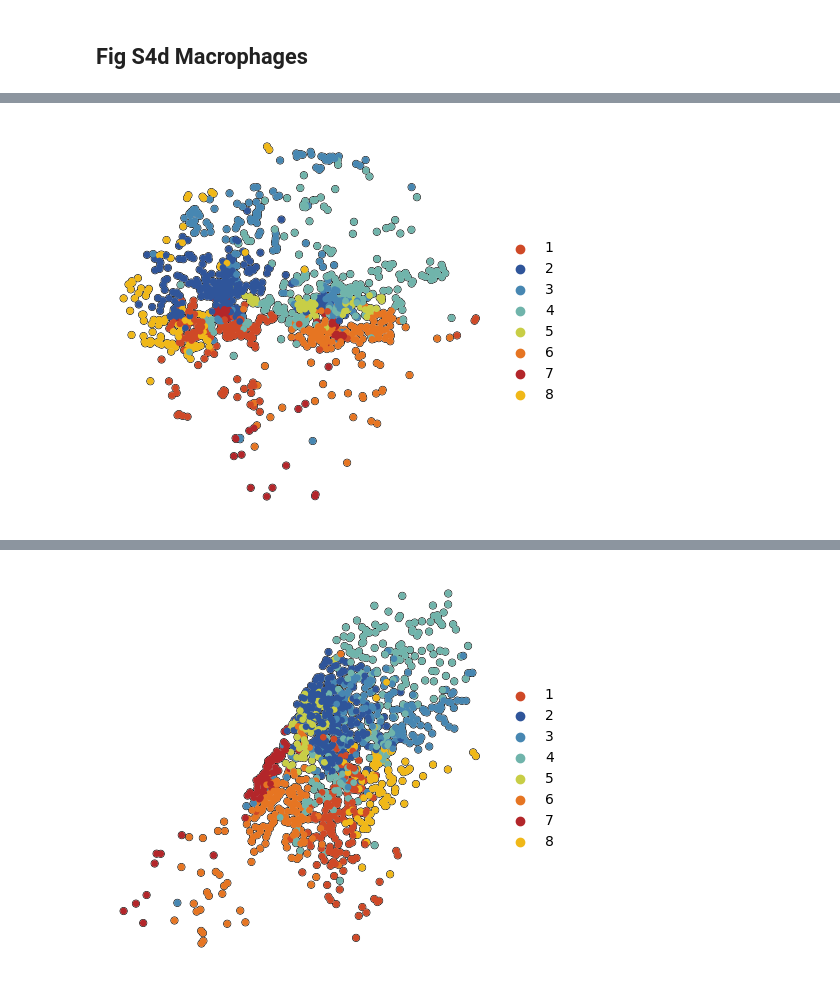
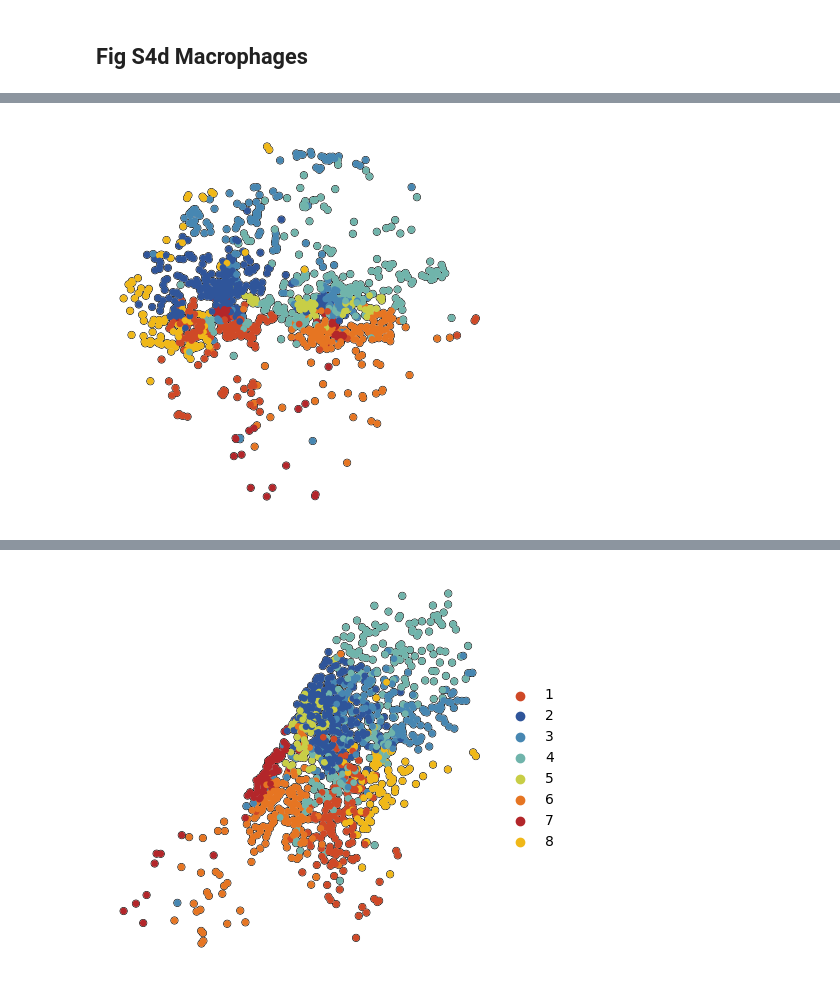
Before and after one commit to MannLabs/scPortrait_manuscript, a Jupyter notebook: figure_notebooks/Fig_S4.ipynb, the cells around one changed output, grey strips where cells are left out. Cells and saved outputs as stored; diff of their text form; code cells hidden in the pictures.

```diff
--- a/figure_notebooks/Fig_S4.ipynb
+++ b/figure_notebooks/Fig_S4.ipynb
@@ -540,10 +510,10 @@ test_data.obs['100_neigbours_overlap'] = overlap[100]['per_point_overlap']
 # %%
 plt.figure(figsize=(5, 5))
-plot_data = test_data.obs[test_data.obs['10X_cell_type'] != 'Unassigned'].copy()
-plot_data["10X_cell_type"] = plot_data["10X_cell_type"].cat.remove_unused_categories()
-plot_data["10X_cell_type"] = plot_data["10X_cell_type"].cat.reorder_categories(list(cluster_to_color_celltype.keys()), ordered=True)
+plot_data_tmp = test_data.obs[test_data.obs['10X_cell_type'] != 'Unassigned'].copy()
+plot_data_tmp["10X_cell_type"] = plot_data_tmp["10X_cell_type"].cat.remove_unused_categories()
+plot_data_tmp["10X_cell_type"] = plot_data_tmp["10X_cell_type"].cat.reorder_categories(list(cluster_to_color_celltype.keys()), ordered=True)
 sns.boxplot(
-    data=plot_data,
+    data=plot_data_tmp,
     y="10X_cell_type",
     x="100_neigbours_overlap",
     hue="10X_cell_type",
@@ -552,6 +522,5 @@ sns.boxplot(
     # orient='h',
 )
 plt.xlim([0,0.5])
-# plt.show()
-plt.savefig(f'{out_dir}Fig_S1c.pdf', dpi=600, bbox_inches='tight')
+plt.savefig(f'{figures_directory}/Fig_S4c.pdf', dpi=600, bbox_inches='tight')
 # %% [output]
@@ -581,13 +531,0 @@ plot_data.obs = merged_obs
-# %%
-color_list = ['#2F559A', '#5AADC5', '#F5DB12', '#E46425', '#B3262A']
-custom_cmap = LinearSegmentedColormap.from_list('custom_gradient', color_list)
-n_colors = len(groups_to_plot)
-palette = [custom_cmap(i / (n_colors - 1)) for i in range(n_colors)]
-fig, ax = plt.subplots(figsize=(n_colors, 1))
-for i, color in enumerate(palette):
-    ax.add_patch(plt.Rectangle((i, 0), 1, 1, color=color))
-ax.set_xlim(0, n_colors)
-ax.set_ylim(0, 1)
-ax.axis('off')
-plt.savefig(f'{out_dir}{n_colors}_colored_blocks.pdf', bbox_inches='tight')
-plt.close()
@@ -594,6 +590,13 @@ plt.close()
 # %%
-# cluster_to_color = {cluster_label:palette[i] for i, cluster_label in enumerate(plot_macs.obs['vitmae_leiden_macs'].unique())}
+groups_to_plot = ['2', '3', '4', '5', '8', '6', '1', '7']
+
+palette = generate_palette(len(groups_to_plot), custom_cmap=custom_cmap)
 cluster_to_color = {cluster_label:palette[i] for i, cluster_label in enumerate(groups_to_plot)}
+
+# dump to json file for reloading
+with open('../figure_data/color_palettes/FigS4d_cluster_to_color.json', 'w') as f:
+    json.dump(cluster_to_color, f)
+
 # white
 na_color = (
     np.float64(1.0),
@@ -603,26 +606,22 @@ na_color = (
 )
 cats = list(plot_data.obs['vitmae_leiden_macs'].cat.categories)
 plot_data.uns['vitmae_leiden_macs_colors'] = [cluster_to_color.get(c, na_color) for c in cats]
-# %%
-with open(f"{out_dir}cluster_to_color.json", "w") as f:
-    json.dump(cluster_to_color, f)
 # %%
 fig, ax = plt.subplots(figsize=(5, 5))
 
 sc.pl.tsne(
     plot_data[plot_data.obs['10X_cell_type'] == 'Macrophages'],
     color = 'vitmae_leiden_macs',
     ax = ax,
-    # s = 10,
     alpha = 1,
     add_outline = True,
     outline_width = (0.1,0),
     frameon=False,
     title='',
     na_color='white',
     groups=groups_to_plot,
-    # legend_loc=None,
+    legend_loc=None,
 )
-fig.savefig(f'{out_dir}Fig_S1d.png', dpi=600, bbox_inches='tight',)
+fig.savefig(f'{figures_directory}/Fig_S4d.png', dpi=600, bbox_inches='tight',)
 # %% [output]
-[figure, old version]
+[figure, new version]
```
Also changed, not shown: parts of 98 cells of this notebook, 7 other files.
